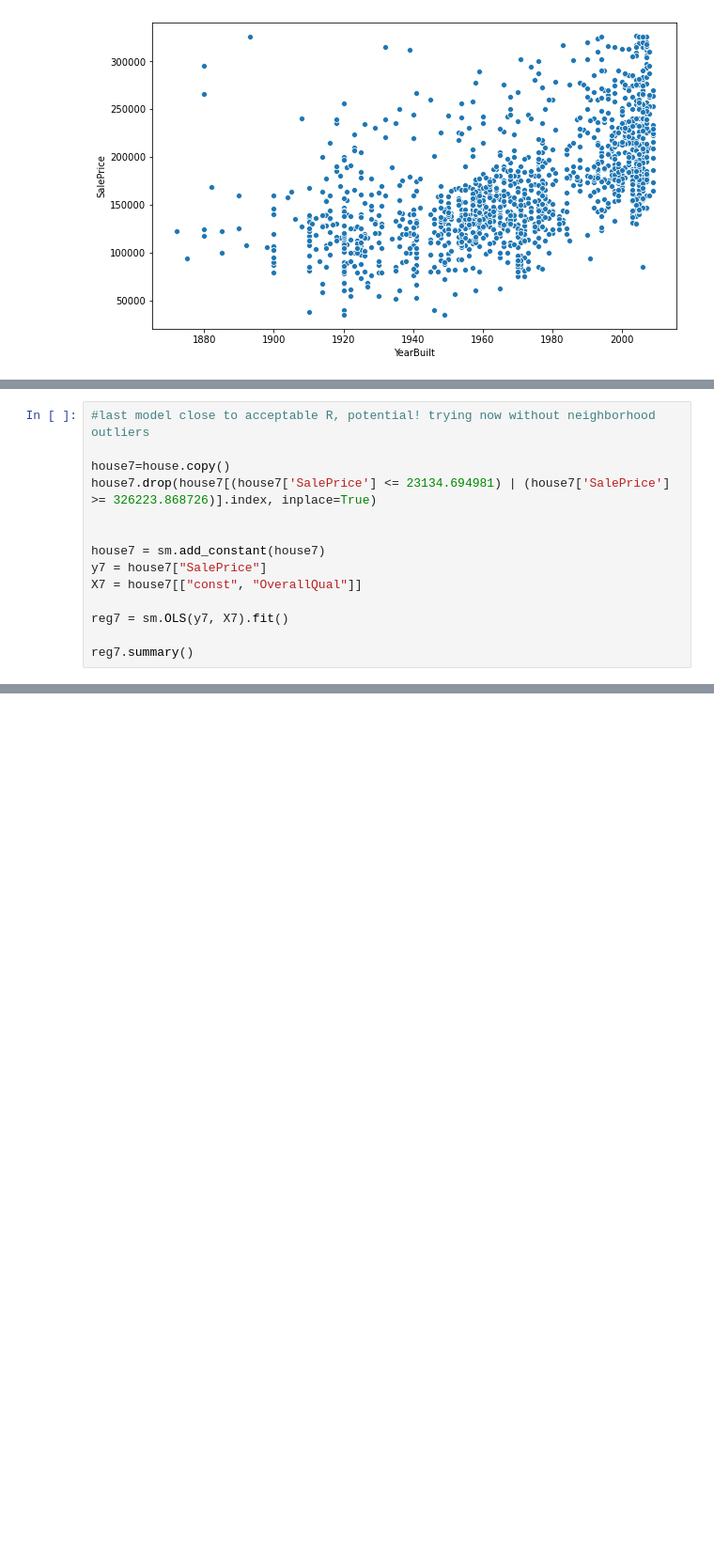
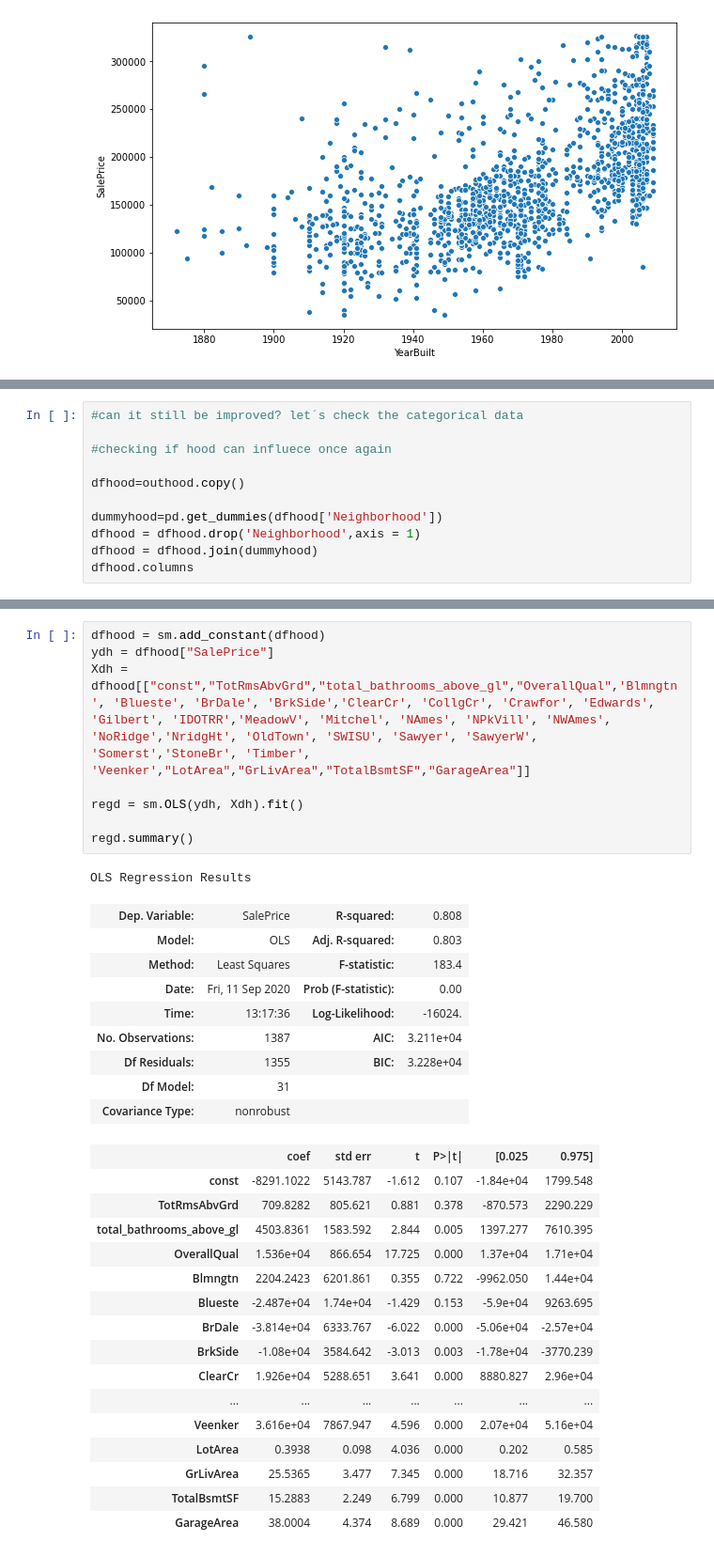
Before and after one commit to Brunadiasmiguel/Housing_Statistical_Analysis, a Jupyter notebook: stats.ipynb, the cells around one changed output, grey strips where cells are left out. Shown at 94% size. Drawn from its saved outputs; the diff is of its cells as text; blank space fills up the shorter version.

```diff
--- a/stats.ipynb
+++ b/stats.ipynb
@@ -725,14 +728,11 @@ outhood6 = outhood6.assign(y_hat=lin_reg.predict(outhood6[["const", "x"]]))
-# %%
-#last model close to acceptable R, potential! trying now without neighborhood outliers
-
-house7=house.copy()
-house7.drop(house7[(house7['SalePrice'] <= 23134.694981) | (house7['SalePrice'] >= 326223.868726)].index, inplace=True)
-
-
-house7 = sm.add_constant(house7)
-y7 = house7["SalePrice"]
-X7 = house7[["const", "OverallQual"]]
-
-reg7 = sm.OLS(y7, X7).fit()
-
-reg7.summary()
+# %%
+#can it still be improved? let´s check the categorical data
+
+#checking if hood can influece once again
+
+dfhood=outhood.copy()
+
+dummyhood=pd.get_dummies(dfhood['Neighborhood'])
+dfhood = dfhood.drop('Neighborhood',axis = 1)
+dfhood = dfhood.join(dummyhood)
+dfhood.columns
@@ -738,0 +753,35 @@ reg7.summary()
+# %%
+dfhood = sm.add_constant(dfhood)
+ydh = dfhood["SalePrice"]
+Xdh = dfhood[["const","TotRmsAbvGrd","total_bathrooms_above_gl","OverallQual",'Blmngtn', 'Blueste', 'BrDale', 'BrkSide','ClearCr', 'CollgCr', 'Crawfor', 'Edwards', 'Gilbert', 'IDOTRR','MeadowV', 'Mitchel', 'NAmes', 'NPkVill', 'NWAmes', 'NoRidge','NridgHt', 'OldTown', 'SWISU', 'Sawyer', 'SawyerW', 'Somerst','StoneBr', 'Timber', 'Veenker',"LotArea","GrLivArea","TotalBsmtSF","GarageArea"]]
+
+regd = sm.OLS(ydh, Xdh).fit()
+
+regd.summary()
+# %% [output]
+OLS Regression Results
+| Dep. Variable: | SalePrice | R-squared: | 0.808 |
+| Model: | OLS | Adj. R-squared: | 0.803 |
+| Method: | Least Squares | F-statistic: | 183.4 |
+| Date: | Fri, 11 Sep 2020 | Prob (F-statistic): | 0.00 |
+| Time: | 13:17:36 | Log-Likelihood: | -16024. |
+| No. Observations: | 1387 | AIC: | 3.211e+04 |
+| Df Residuals: | 1355 | BIC: | 3.228e+04 |
+| Df Model: | 31 |  |  |
+| Covariance Type: | nonrobust |  |  |
+|  | coef | std err | t | P>|t| | [0.025 | 0.975] |
+| const | -8291.1022 | 5143.787 | -1.612 | 0.107 | -1.84e+04 | 1799.548 |
+| TotRmsAbvGrd | 709.8282 | 805.621 | 0.881 | 0.378 | -870.573 | 2290.229 |
+| total_bathrooms_above_gl | 4503.8361 | 1583.592 | 2.844 | 0.005 | 1397.277 | 7610.395 |
+| OverallQual | 1.536e+04 | 866.654 | 17.725 | 0.000 | 1.37e+04 | 1.71e+04 |
+| Blmngtn | 2204.2423 | 6201.861 | 0.355 | 0.722 | -9962.050 | 1.44e+04 |
+| Blueste | -2.487e+04 | 1.74e+04 | -1.429 | 0.153 | -5.9e+04 | 9263.695 |
+| BrDale | -3.814e+04 | 6333.767 | -6.022 | 0.000 | -5.06e+04 | -2.57e+04 |
+| BrkSide | -1.08e+04 | 3584.642 | -3.013 | 0.003 | -1.78e+04 | -3770.239 |
+| ClearCr | 1.926e+04 | 5288.651 | 3.641 | 0.000 | 8880.827 | 2.96e+04 |
+| ... | ... | ... | ... | ... | ... | ... |
+| Veenker | 3.616e+04 | 7867.947 | 4.596 | 0.000 | 2.07e+04 | 5.16e+04 |
+| LotArea | 0.3938 | 0.098 | 4.036 | 0.000 | 0.202 | 0.585 |
+| GrLivArea | 25.5365 | 3.477 | 7.345 | 0.000 | 18.716 | 32.357 |
+| TotalBsmtSF | 15.2883 | 2.249 | 6.799 | 0.000 | 10.877 | 19.700 |
+| GarageArea | 38.0004 | 4.374 | 8.689 | 0.000 | 29.421 | 46.580 |
```
Also changed, not shown: parts of 26 cells of this notebook.
